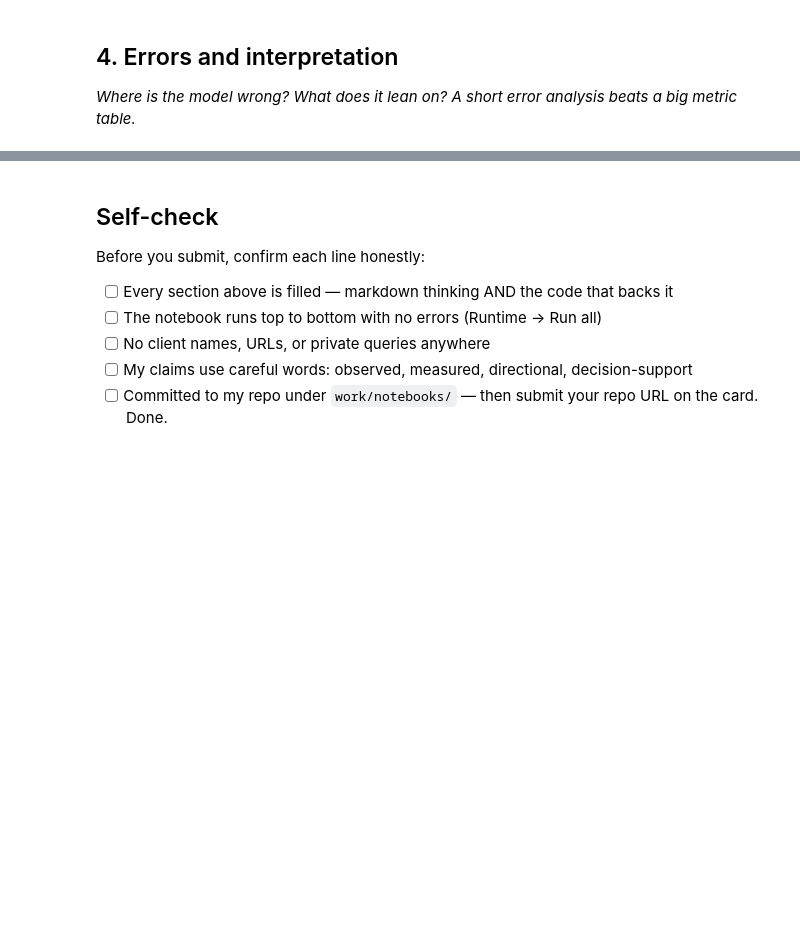
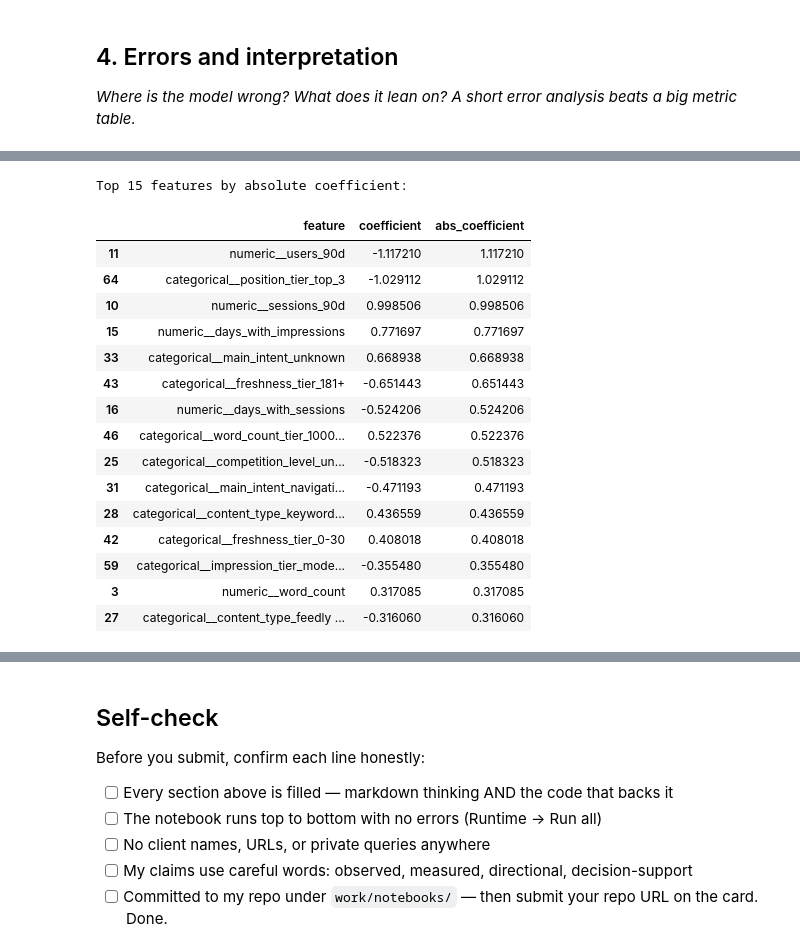
Before and after one commit to russelfordguinoo-oss/Russel-Repository-, a Jupyter notebook: work/notebooks/w05_model.ipynb, the cells around one changed output, grey strips where cells are left out. Drawn from its saved outputs; the diff is of its cells as text; code cells hidden in the pictures; blank space fills up the shorter version.

```diff
--- a/work/notebooks/w05_model.ipynb
+++ b/work/notebooks/w05_model.ipynb
@@ -24,0 +661,42 @@ This skeleton is yours to fill. Work the sections **in order** — each one has
+# %%
+# Inspect Logistic Regression coefficients
+
+# Get the fitted preprocessing and classifier
+fitted_preprocessor = model.named_steps["preprocessor"]
+fitted_classifier = model.named_steps["classifier"]
+
+# Get the feature names after preprocessing
+feature_names = fitted_preprocessor.get_feature_names_out()
+
+# Get Logistic Regression coefficients
+coefficients = fitted_classifier.coef_[0]
+
+feature_importance = pd.DataFrame({
+    "feature": feature_names,
+    "coefficient": coefficients,
+    "abs_coefficient": np.abs(coefficients)
+}).sort_values(
+    "abs_coefficient",
+    ascending=False
+)
+
+print("Top 15 features by absolute coefficient:")
+feature_importance.head(15)
+# %% [output]
+Top 15 features by absolute coefficient:
+|  | feature | coefficient | abs_coefficient |
+| 11 | numeric__users_90d | -1.117210 | 1.117210 |
+| 64 | categorical__position_tier_top_3 | -1.029112 | 1.029112 |
+| 10 | numeric__sessions_90d | 0.998506 | 0.998506 |
+| 15 | numeric__days_with_impressions | 0.771697 | 0.771697 |
+| 33 | categorical__main_intent_unknown | 0.668938 | 0.668938 |
+| 43 | categorical__freshness_tier_181+ | -0.651443 | 0.651443 |
+| 16 | numeric__days_with_sessions | -0.524206 | 0.524206 |
+| 46 | categorical__word_count_tier_1000... | 0.522376 | 0.522376 |
+| 25 | categorical__competition_level_un... | -0.518323 | 0.518323 |
+| 31 | categorical__main_intent_navigati... | -0.471193 | 0.471193 |
+| 28 | categorical__content_type_keyword... | 0.436559 | 0.436559 |
+| 42 | categorical__freshness_tier_0-30 | 0.408018 | 0.408018 |
+| 59 | categorical__impression_tier_mode... | -0.355480 | 0.355480 |
+| 3 | numeric__word_count | 0.317085 | 0.317085 |
+| 27 | categorical__content_type_feedly ... | -0.316060 | 0.316060 |
```
Also changed, not shown: parts of 36 cells of this notebook.
